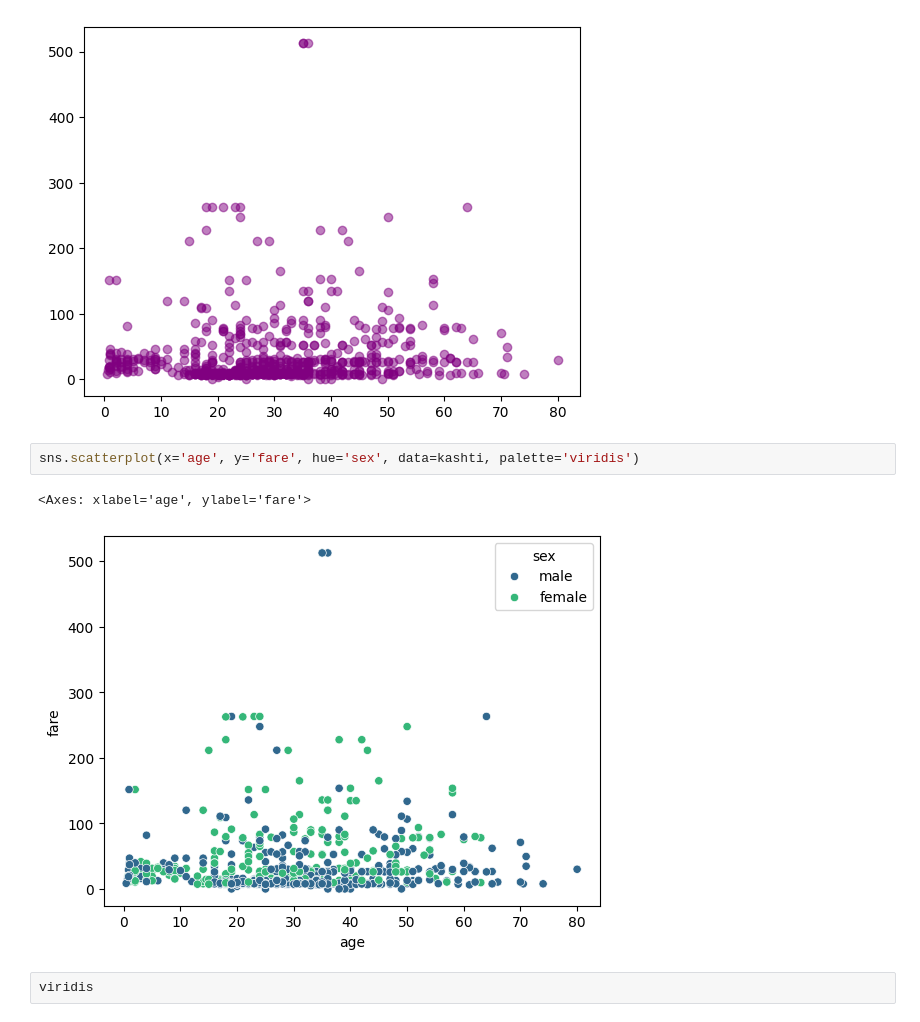
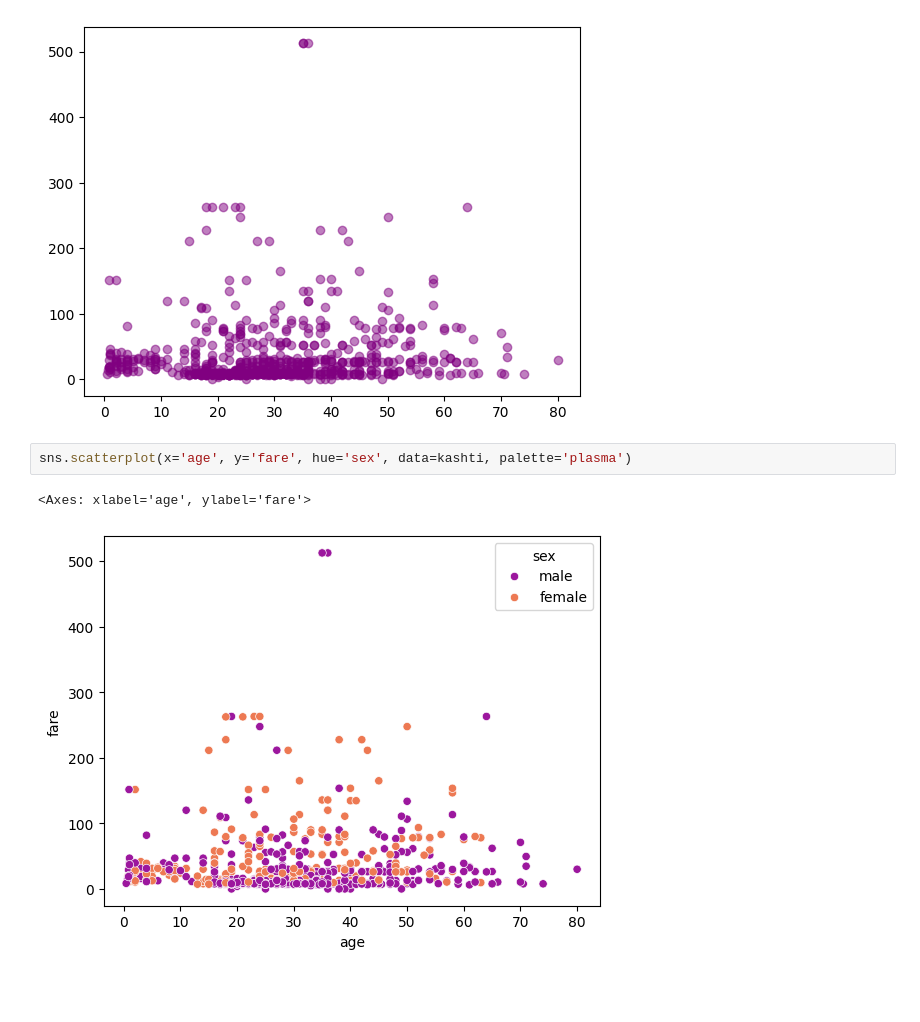
Before and after one commit to qasim697/python_ka_chilla, a Jupyter notebook: day_11/plot.ipynb, the cells around one changed output. Saved outputs shown, nothing was run; the diff lists cells and outputs as text; blank space fills up the shorter version.

```diff
--- a/day_11/plot.ipynb
+++ b/day_11/plot.ipynb
@@ -71,9 +71,7 @@ plt.scatter(x=kashti['age'], y=kashti['fare'], color='purple', alpha=0.5)
 <matplotlib.collections.PathCollection at 0x...>
 [figure]
 # %%
-sns.scatterplot(x='age', y='fare', hue='sex', data=kashti, palette='viridis')
+sns.scatterplot(x='age', y='fare', hue='sex', data=kashti, palette='plasma')
 # %% [output]
 <Axes: xlabel='age', ylabel='fare'>
-[figure, old version]
+[figure, new version]
-# %%
-viridis
```
Also changed, not shown: parts of 7 cells of this notebook.
